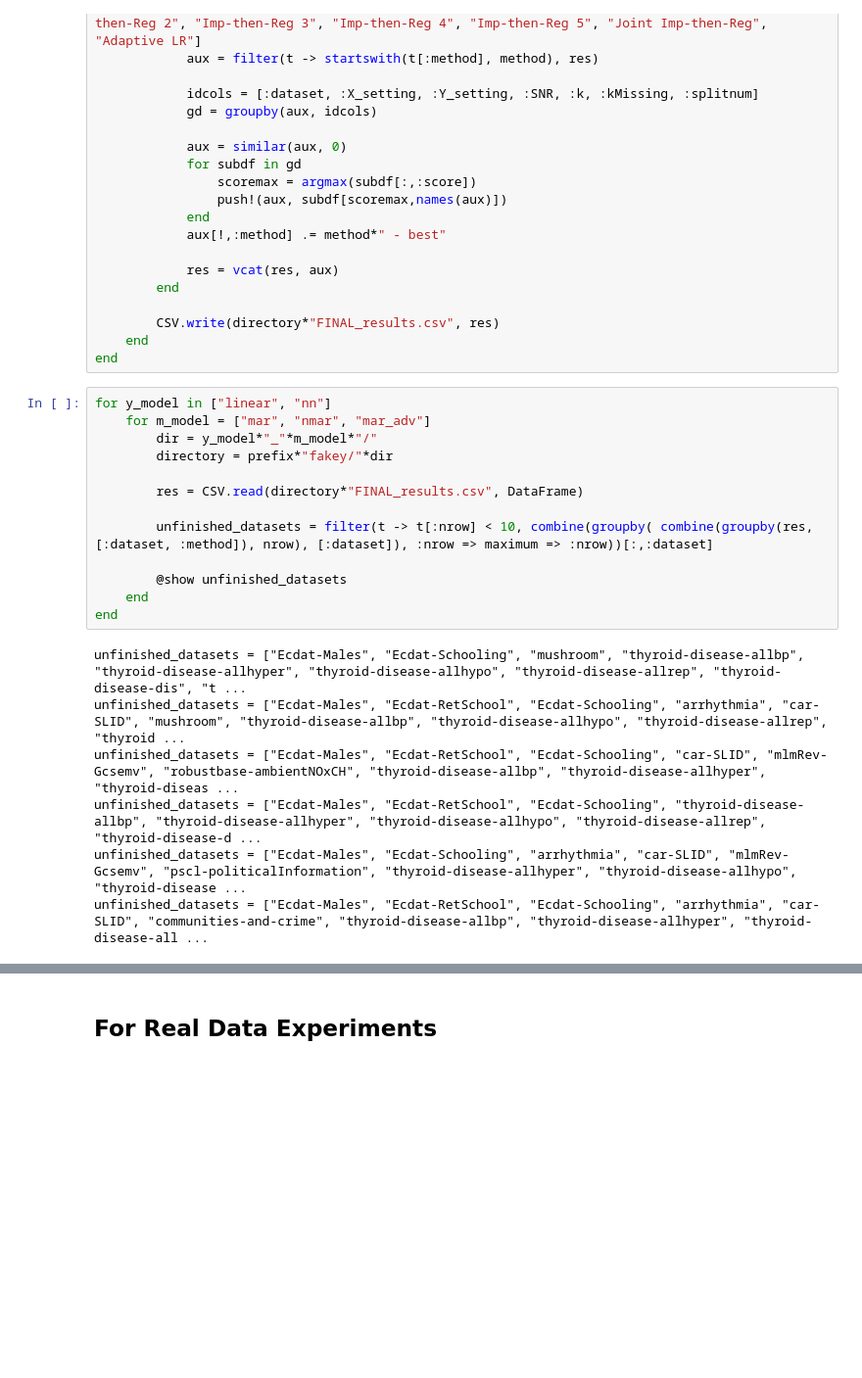
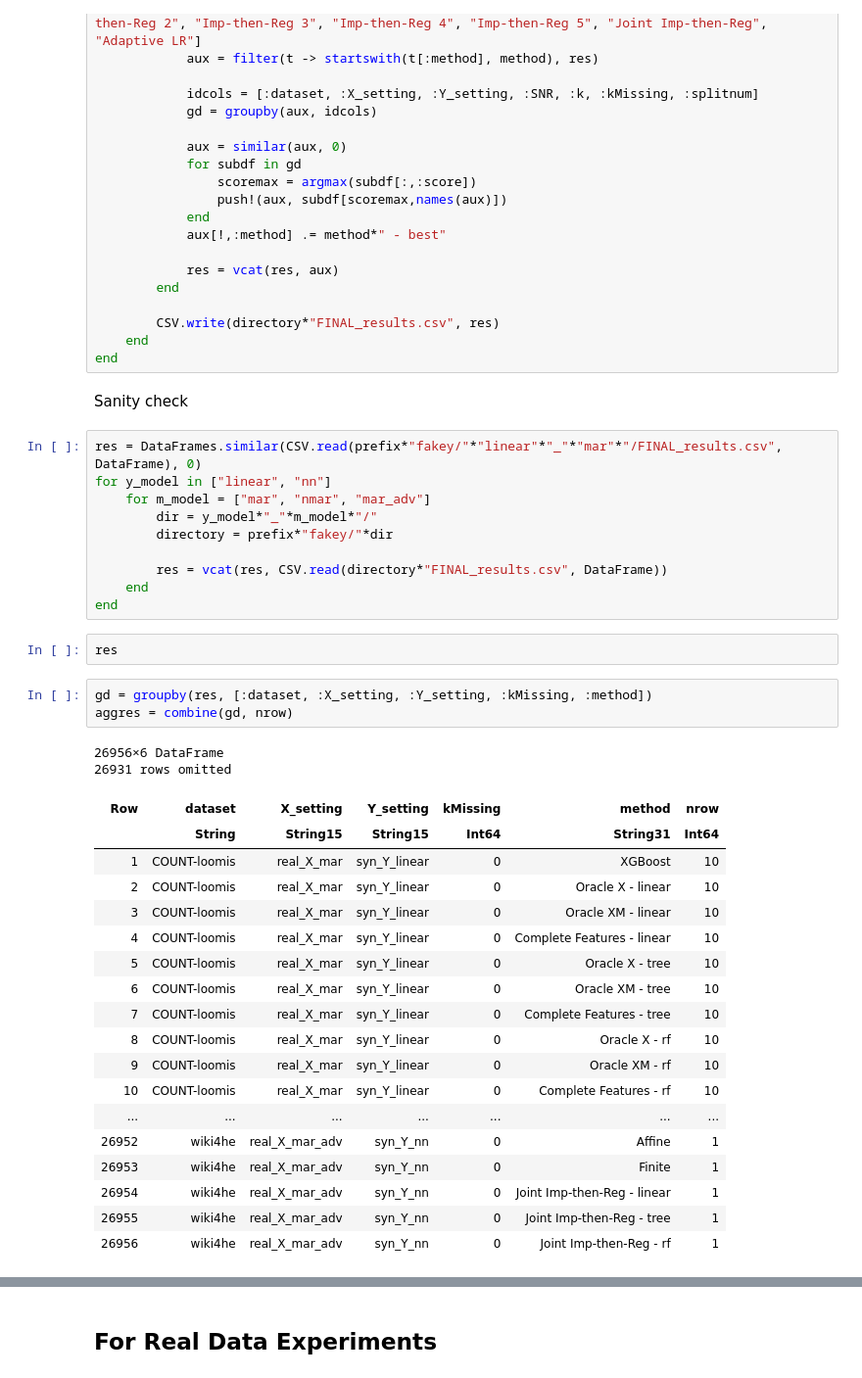
Before and after one commit to adelarue/PMD, a Jupyter notebook: results/Compile results together.ipynb, the cells around one changed output, grey strips where cells are left out. Shown at 98% size. Cells and saved outputs as stored; diff of their text form; blank space fills up the shorter version.

```diff
--- a/results/Compile results together.ipynb
+++ b/results/Compile results together.ipynb
@@ -106,23 +106,41 @@ for y_model in ["linear", "nn"]
         CSV.write(directory*"FINAL_results.csv", res)
     end
 end
+# %% [markdown]
+Sanity check
 # %%
+res = DataFrames.similar(CSV.read(prefix*"fakey/"*"linear"*"_"*"mar"*"/FINAL_results.csv", DataFrame), 0)
 for y_model in ["linear", "nn"]
     for m_model = ["mar", "nmar", "mar_adv"]
         dir = y_model*"_"*m_model*"/"
         directory = prefix*"fakey/"*dir
 
-        res = CSV.read(directory*"FINAL_results.csv", DataFrame)
-
-        unfinished_datasets = filter(t -> t[:nrow] < 10, combine(groupby( combine(groupby(res, [:dataset, :method]), nrow), [:dataset]), :nrow => maximum => :nrow))[:,:dataset]
-
-        @show unfinished_datasets
+        res = vcat(res, CSV.read(directory*"FINAL_results.csv", DataFrame))
     end
 end
-# %% [output]
-unfinished_datasets = ["Ecdat-Males", "Ecdat-Schooling", "mushroom", "thyroid-disease-allbp", "thyroid-disease-allhyper", "thyroid-disease-allhypo", "thyroid-disease-allrep", "thyroid-disease-dis", "t ...
-unfinished_datasets = ["Ecdat-Males", "Ecdat-RetSchool", "Ecdat-Schooling", "arrhythmia", "car-SLID", "mushroom", "thyroid-disease-allbp", "thyroid-disease-allhypo", "thyroid-disease-allrep", "thyroid ...
-unfinished_datasets = ["Ecdat-Males", "Ecdat-RetSchool", "Ecdat-Schooling", "car-SLID", "mlmRev-Gcsemv", "robustbase-ambientNOxCH", "thyroid-disease-allbp", "thyroid-disease-allhyper", "thyroid-diseas ...
-unfinished_datasets = ["Ecdat-Males", "Ecdat-RetSchool", "Ecdat-Schooling", "thyroid-disease-allbp", "thyroid-disease-allhyper", "thyroid-disease-allhypo", "thyroid-disease-allrep", "thyroid-disease-d ...
-unfinished_datasets = ["Ecdat-Males", "Ecdat-Schooling", "arrhythmia", "car-SLID", "mlmRev-Gcsemv", "pscl-politicalInformation", "thyroid-disease-allhyper", "thyroid-disease-allhypo", "thyroid-disease ...
-unfinished_datasets = ["Ecdat-Males", "Ecdat-RetSchool", "Ecdat-Schooling", "arrhythmia", "car-SLID", "communities-and-crime", "thyroid-disease-allbp", "thyroid-disease-allhyper", "thyroid-disease-all ...
+# %%
+res
+# %%
+gd = groupby(res, [:dataset, :X_setting, :Y_setting, :kMissing, :method])
+aggres = combine(gd, nrow)
+# %% [output]
+26956×6 DataFrame
+26931 rows omitted
+| Row | dataset | X_setting | Y_setting | kMissing | method | nrow |
+|  | String | String15 | String15 | Int64 | String31 | Int64 |
+| 1 | COUNT-loomis | real_X_mar | syn_Y_linear | 0 | XGBoost | 10 |
+| 2 | COUNT-loomis | real_X_mar | syn_Y_linear | 0 | Oracle X - linear | 10 |
+| 3 | COUNT-loomis | real_X_mar | syn_Y_linear | 0 | Oracle XM - linear | 10 |
+| 4 | COUNT-loomis | real_X_mar | syn_Y_linear | 0 | Complete Features - linear | 10 |
+| 5 | COUNT-loomis | real_X_mar | syn_Y_linear | 0 | Oracle X - tree | 10 |
+| 6 | COUNT-loomis | real_X_mar | syn_Y_linear | 0 | Oracle XM - tree | 10 |
+| 7 | COUNT-loomis | real_X_mar | syn_Y_linear | 0 | Complete Features - tree | 10 |
+| 8 | COUNT-loomis | real_X_mar | syn_Y_linear | 0 | Oracle X - rf | 10 |
+| 9 | COUNT-loomis | real_X_mar | syn_Y_linear | 0 | Oracle XM - rf | 10 |
+| 10 | COUNT-loomis | real_X_mar | syn_Y_linear | 0 | Complete Features - rf | 10 |
+| ... | ... | ... | ... | ... | ... | ... |
+| 26952 | wiki4he | real_X_mar_adv | syn_Y_nn | 0 | Affine | 1 |
+| 26953 | wiki4he | real_X_mar_adv | syn_Y_nn | 0 | Finite | 1 |
+| 26954 | wiki4he | real_X_mar_adv | syn_Y_nn | 0 | Joint Imp-then-Reg - linear | 1 |
+| 26955 | wiki4he | real_X_mar_adv | syn_Y_nn | 0 | Joint Imp-then-Reg - tree | 1 |
+| 26956 | wiki4he | real_X_mar_adv | syn_Y_nn | 0 | Joint Imp-then-Reg - rf | 1 |
```
Also changed, not shown: parts of 16 cells of this notebook, 1 other file.
